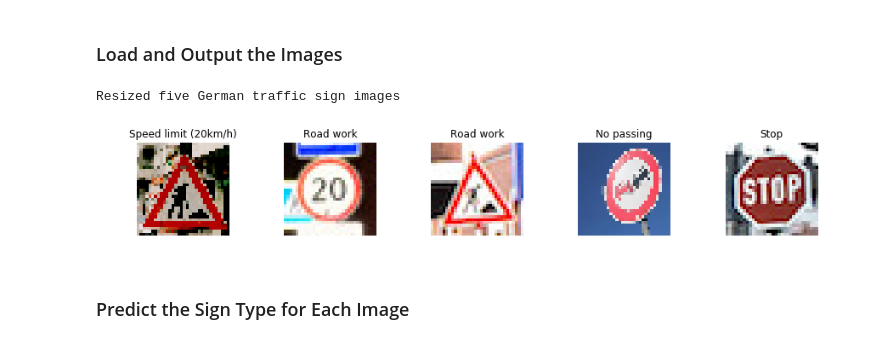
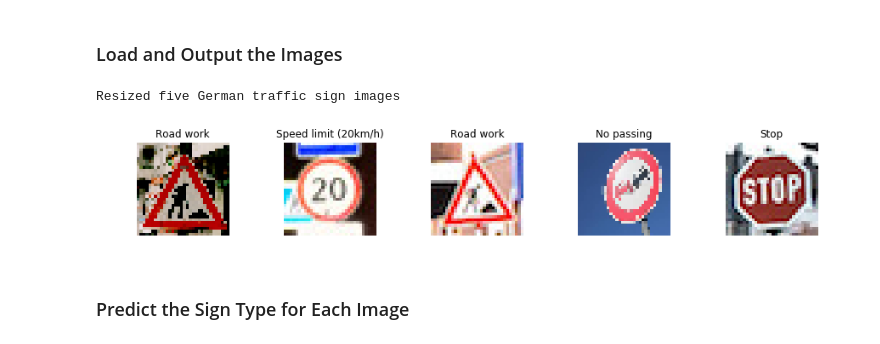
Before and after one commit to RobotMa/CarND-Traffic-Sign-Classifier-New, a Jupyter notebook: Traffic_Sign_Classifier.ipynb, the cells around one changed output. Saved outputs shown, nothing was run; the diff lists cells and outputs as text; code cells hidden in the pictures.

```diff
--- a/Traffic_Sign_Classifier.ipynb
+++ b/Traffic_Sign_Classifier.ipynb
@@ -469,35 +469,35 @@ with open('signnames.csv', 'rt') as signCsv:
 images_names = glob.glob('new_images/*.jpg')
 
 # Manually set the labels for the new images
-new_labels = [0, 25, 25, 9, 14]
+new_labels = [25, 0, 25, 9, 14]
 
 # Read all .jpg images into the list new_images
 new_images = []
 for name in images_names:
     img_tmp = mpimg.imread(name)
     # Resive the images as 32 x 32 x 3
     img = cv2.resize(img_tmp, (32, 32))
     new_images.append(img)
 n_images = len(new_images)
 
 def plot_images(images, new_labels):
     """Plot the given (five) images in the images list"""
     num_image = 0 # The order of the current image to be plotted
     fig, ax = plt.subplots(1, n_images, figsize = (15,2))
     for img, ind in zip(images, new_labels):
         num_image += 1
         fig.add_subplot(1, n_images, num_image)
         plt.imshow(img)
         plt.title(signClass[ind])
         # Remove the axes for each subplot
         ax[num_image-1].axis('off')
         plt.axis('off')
 
 print('Resized five German traffic sign images')
 plot_images(new_images, new_labels)
 # %% [output]
 Resized five German traffic sign images
-[figure, old version]
+[figure, new version]
 # %% [markdown]
 ### Predict the Sign Type for Each Image
 # %%
```
Also changed, not shown: 2 other files.
